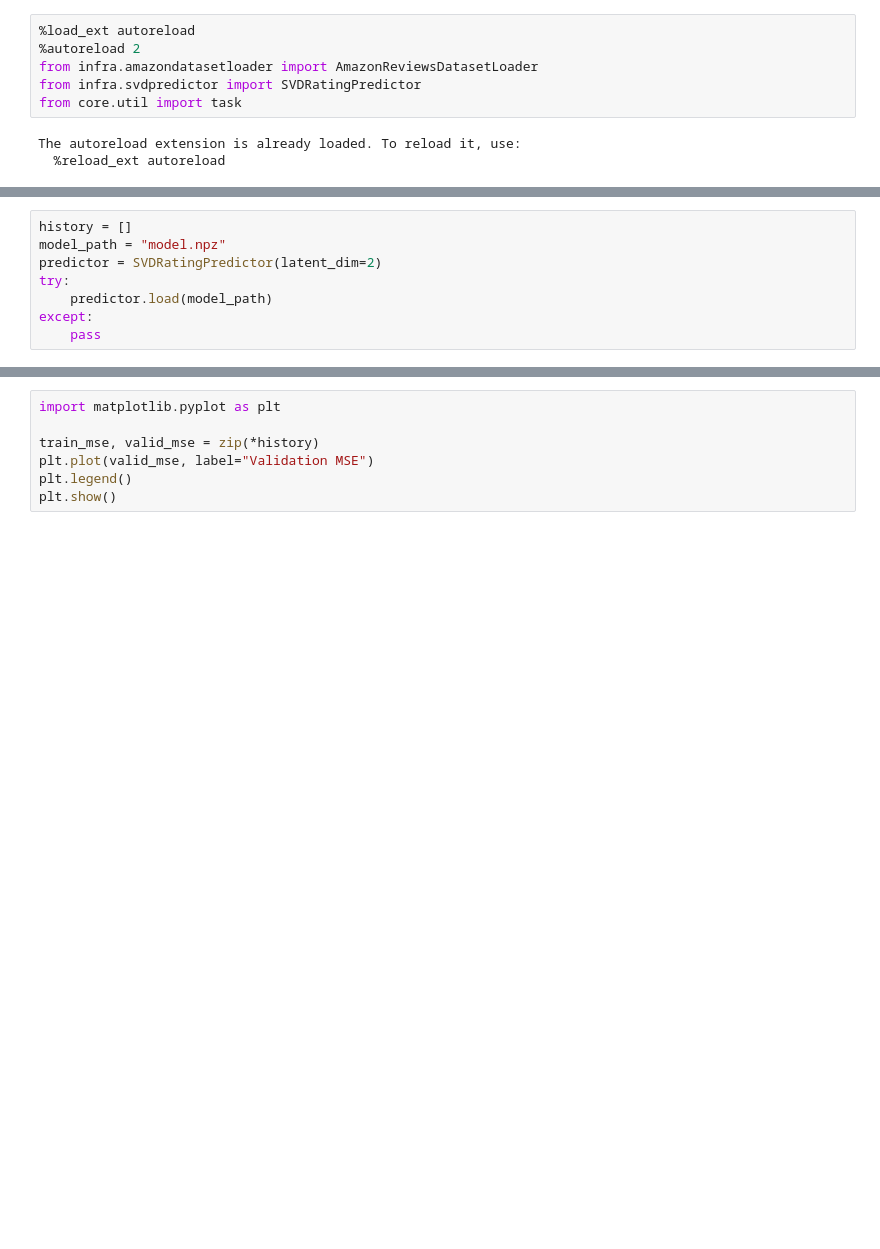
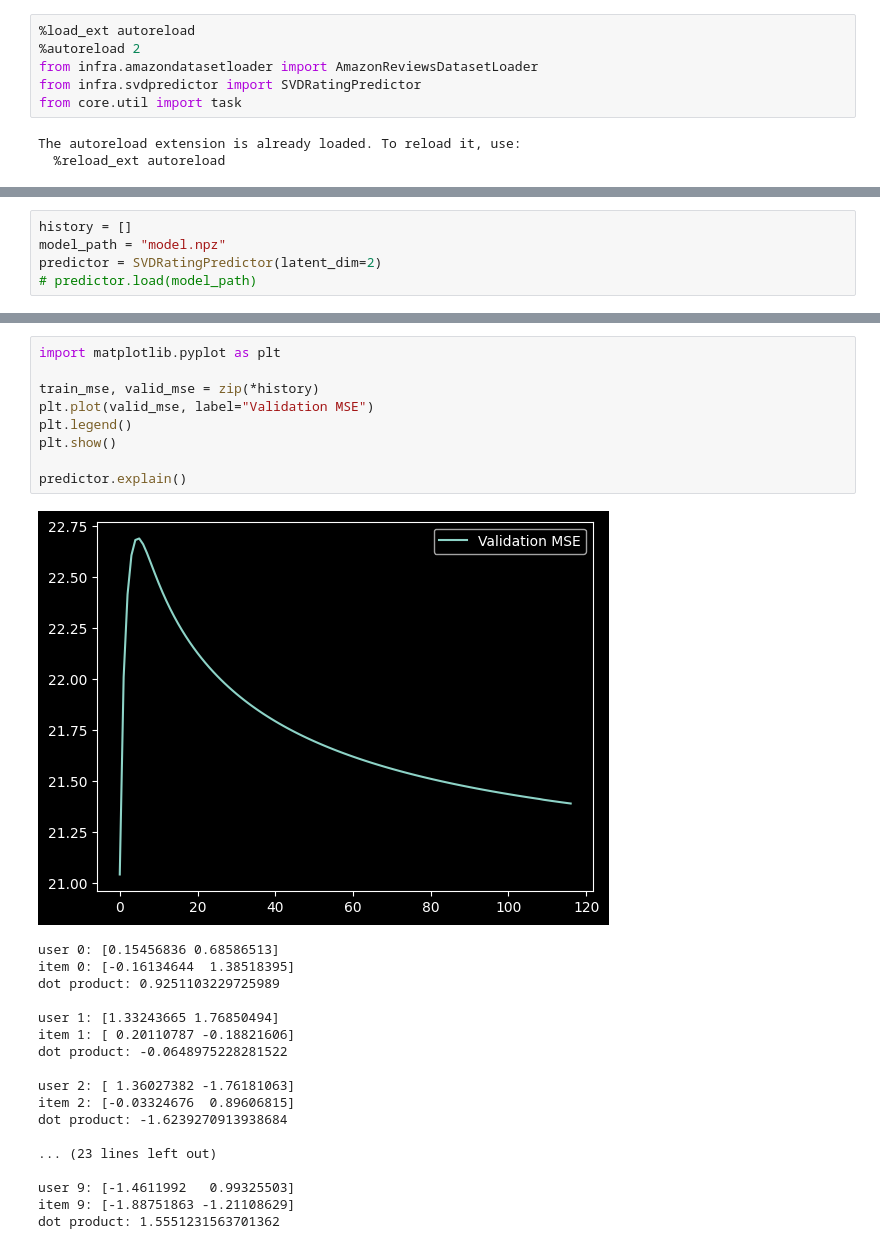
Before and after one commit to unknownpgr/amazon-rating-analysis, a Jupyter notebook: src/test.ipynb, the cells around one changed output, grey strips where cells are left out. Drawn from its saved outputs; the diff is of its cells as text; blank space fills up the shorter version.

```diff
--- a/src/test.ipynb
+++ b/src/test.ipynb
@@ -32,10 +22,7 @@ train, test = dataset.split([0.8, 0.2])
 history = []
 model_path = "model.npz"
 predictor = SVDRatingPredictor(latent_dim=2)
-try:
-    predictor.load(model_path)
-except:
-    pass
+# predictor.load(model_path)
 # %% [output]
  ⟍  Model initialization
   |  latent_dim : 2 [+0ms]
@@ -65,7 +64,28 @@ with task("Training"):
 # %%
 import matplotlib.pyplot as plt
 
 train_mse, valid_mse = zip(*history)
 plt.plot(valid_mse, label="Validation MSE")
 plt.legend()
 plt.show()
+
+predictor.explain()
+# %% [output]
+[figure, added]
+user 0: [0.15456836 0.68586513]
+item 0: [-0.16134644  1.38518395]
+dot product: 0.9251103229725989
+
+user 1: [1.33243665 1.76850494]
+item 1: [ 0.20110787 -0.18821606]
+dot product: -0.0648975228281522
+
+user 2: [ 1.36027382 -1.76181063]
+item 2: [-0.03324676  0.89606815]
+dot product: -1.6239270913938684
+
+... (23 lines left out)
+
+user 9: [-1.4611992   0.99325503]
+item 9: [-1.88751863 -1.21108629]
+dot product: 1.5551231563701362
```
Also changed, not shown: parts of 3 cells of this notebook.
